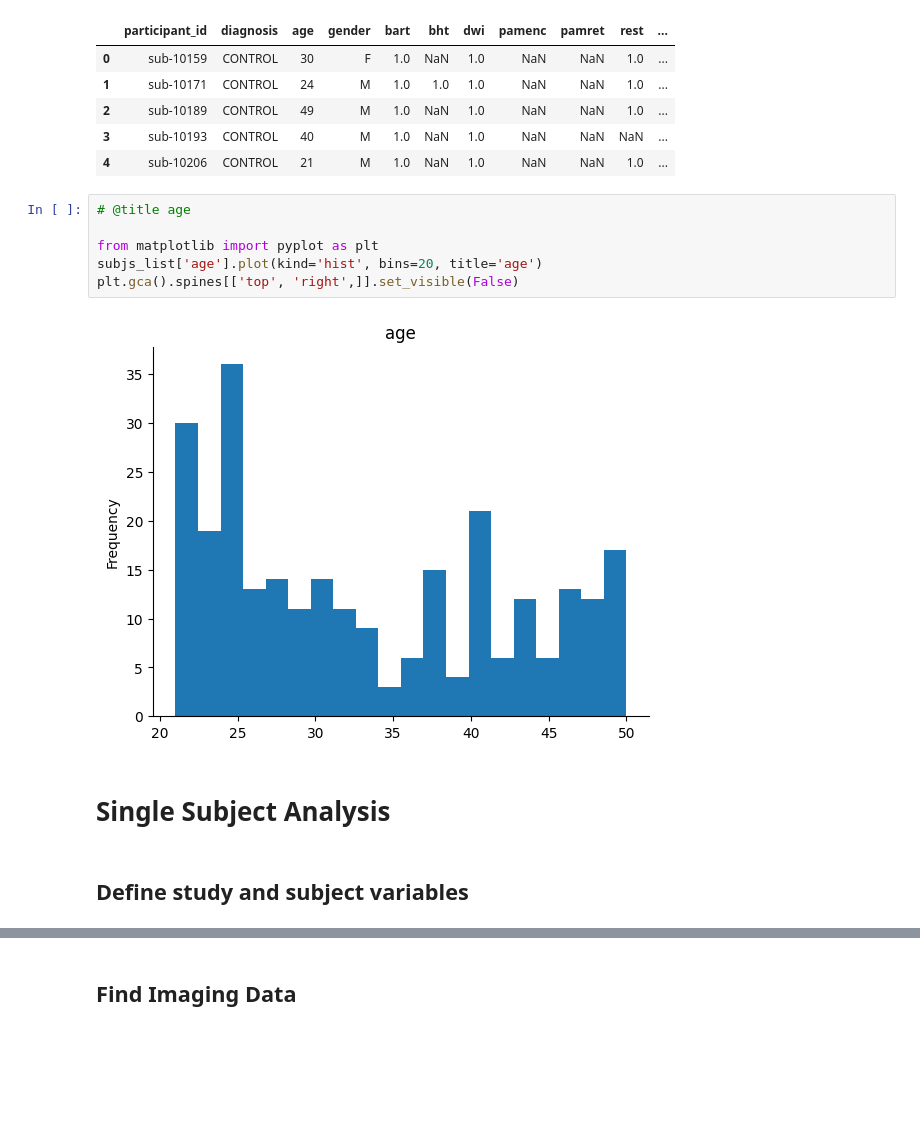
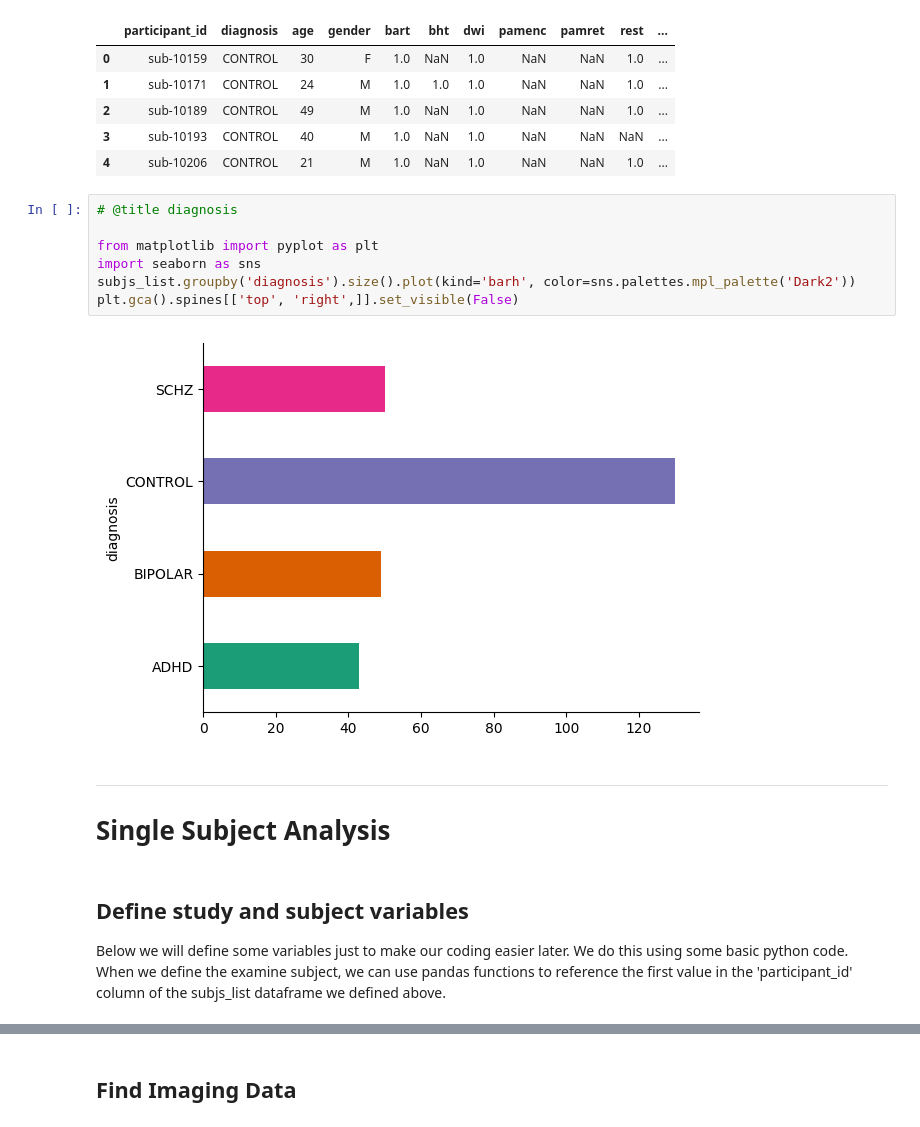
Before and after one commit to hspopal/Tutorials, a Jupyter notebook: neuroimaging/univariate_analyses/univariate_analyses.ipynb, the cells around one changed output, grey strips where cells are left out. Saved outputs shown, nothing was run; the diff lists cells and outputs as text; blank space fills up the shorter version.

```diff
--- a/neuroimaging/univariate_analyses/univariate_analyses.ipynb
+++ b/neuroimaging/univariate_analyses/univariate_analyses.ipynb
@@ -86,16 +105,23 @@ subjs_list.head()
 | 2 | sub-10189 | CONTROL | 49 | M | 1.0 | NaN | 1.0 | NaN | NaN | 1.0 | ... |
 | 3 | sub-10193 | CONTROL | 40 | M | 1.0 | NaN | 1.0 | NaN | NaN | NaN | ... |
 | 4 | sub-10206 | CONTROL | 21 | M | 1.0 | NaN | 1.0 | NaN | NaN | 1.0 | ... |
-# %%
-# @title age
-
-from matplotlib import pyplot as plt
-subjs_list['age'].plot(kind='hist', bins=20, title='age')
-plt.gca().spines[['top', 'right',]].set_visible(False)
-# %% [output]
-[figure, removed]
+# %%
+# @title diagnosis
+
+from matplotlib import pyplot as plt
+import seaborn as sns
+subjs_list.groupby('diagnosis').size().plot(kind='barh', color=sns.palettes.mpl_palette('Dark2'))
+plt.gca().spines[['top', 'right',]].set_visible(False)
+# %% [output]
+[figure, added]
 # %% [markdown]
+
+
+---
+
+
 # Single Subject Analysis
 # %% [markdown]
 ## Define study and subject variables
+Below we will define some variables just to make our coding easier later. We do this using some basic python code. When we define the examine subject, we can use pandas functions to reference the first value in the 'participant_id' column of the subjs_list dataframe we defined above.
 # %%
```
Also changed, not shown: parts of 40 cells of this notebook.
